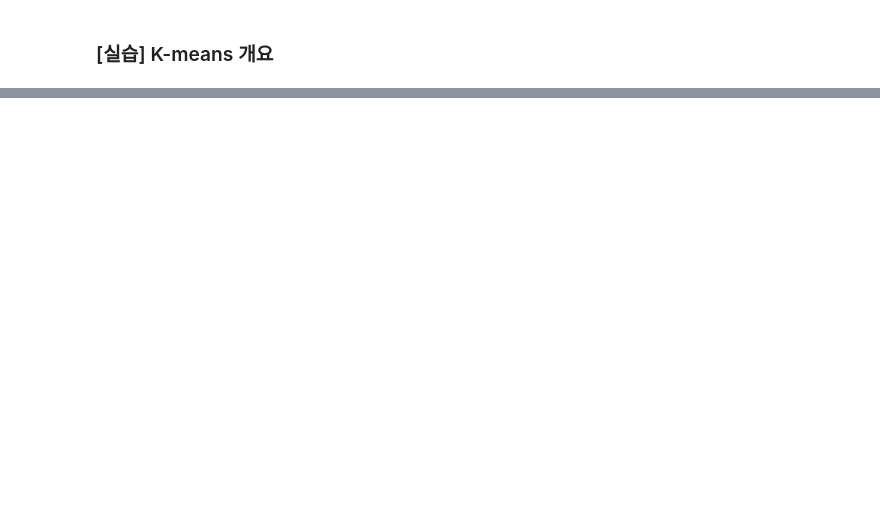
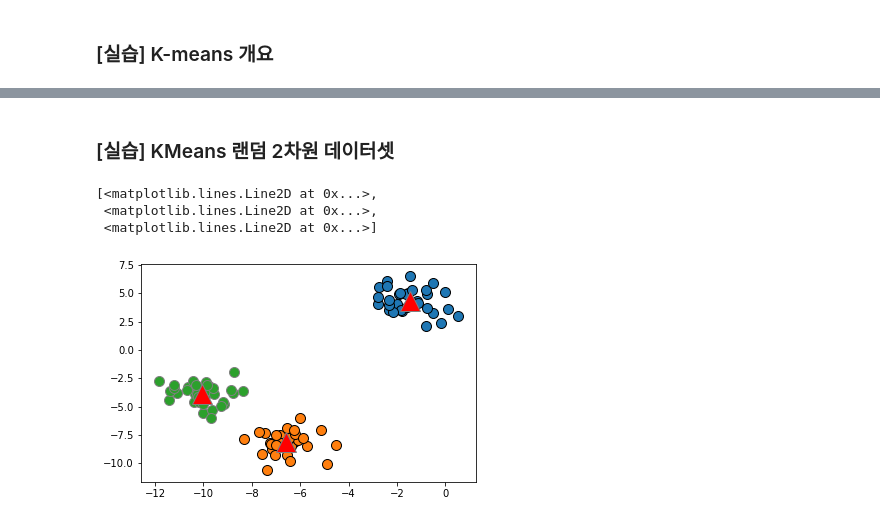
Before and after one commit to rileyko/PythonStudy, a Jupyter notebook: Clustering/Clustering.ipynb, the cells around one changed output, grey strips where cells are left out. Cells and saved outputs as stored; diff of their text form; code cells hidden in the pictures; blank space fills up the shorter version.

```diff
--- a/Clustering/Clustering.ipynb
+++ b/Clustering/Clustering.ipynb
@@ -52,0 +100,32 @@
+# %% [markdown]
+### [실습] KMeans 랜덤 2차원 데이터셋
+# %%
+from sklearn.datasets import make_blobs
+from sklearn.cluster import KMeans
+
+# 인위적인 2차원 데이터셋 생성
+X, y = make_blobs(random_state=1)
+
+# KMeans 모형 생성 (군집 3개)
+model = KMeans(n_clusters=3)
+model.fit(X)
+
+# 실제값
+lbl = model.labels_
+
+# 예측값
+pred = model.predict(X)
+
+# Kmeans 모델 정확도
+import sklearn.metrics as sm
+sm.accuracy_score(y, pred)
+
+# 3개 클러스터를 산점도로 표현
+mglearn.discrete_scatter(X[:, 0], X[:, 1], lbl, markers='o')
+# Centers
+mglearn.discrete_scatter(model.cluster_centers_[:, 0], model.cluster_centers_[:, 1], [0, 1, 2], markers='^', c='r', s=20)
+# %% [output]
+[<matplotlib.lines.Line2D at 0x...>,
+ <matplotlib.lines.Line2D at 0x...>,
+ <matplotlib.lines.Line2D at 0x...>]
+[figure, added]
```
Also changed, not shown: parts of 5 cells of this notebook.
